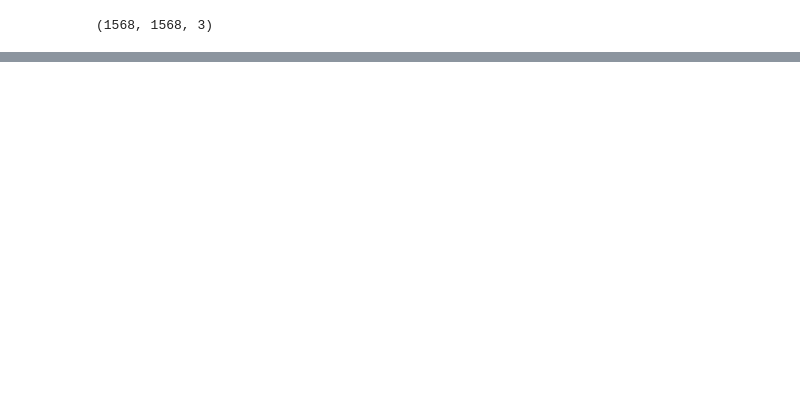
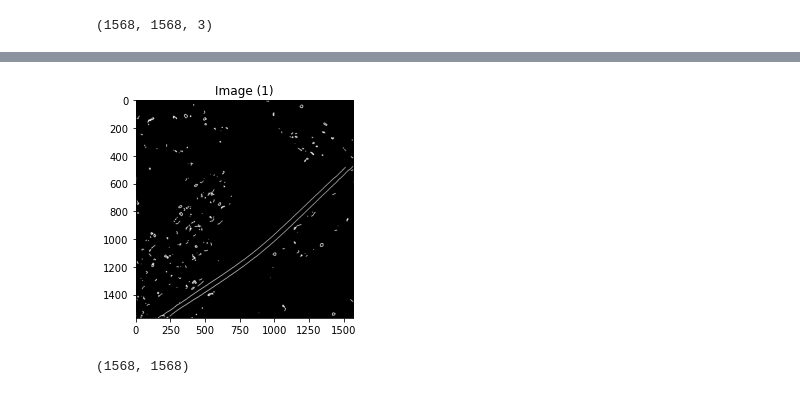
Before and after one commit to abdchau/rac-v-satellite-imagery, a Jupyter notebook: src/post_processing/make_predictions_unet.ipynb, the cells around one changed output, grey strips where cells are left out. Cells and saved outputs as stored; diff of their text form; code cells hidden in the pictures; blank space fills up the shorter version.

```diff
--- a/src/post_processing/make_predictions_unet.ipynb
+++ b/src/post_processing/make_predictions_unet.ipynb
@@ -146,0 +147,8 @@ show_images([1-final_pred_, 1-best_segment], titles=["Prediction", "Best Segment
+# %%
+all_segments = np.load('all_segments.npy', allow_pickle=True)
+# %%
+show_images([all_segments])
+best_segment.shape
+# %% [output]
+[figure, added]
+(1568, 1568)
```
Also changed, not shown: parts of 3 cells of this notebook, 1 other file.
